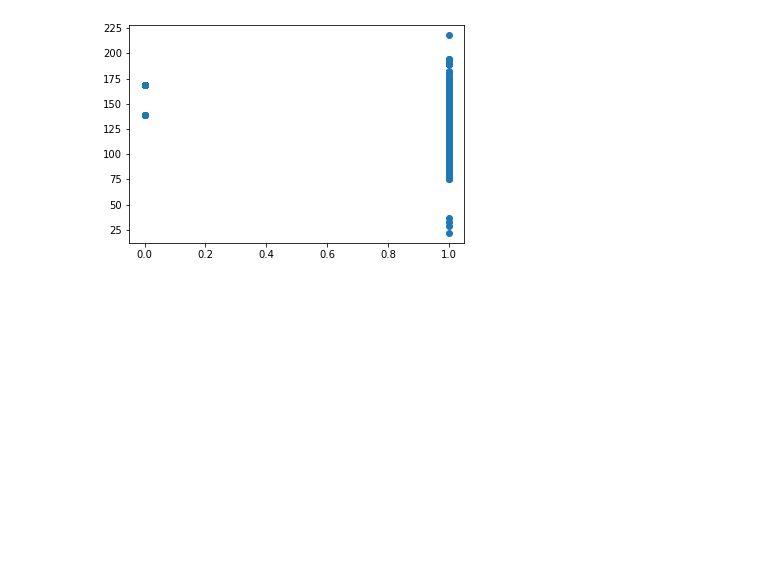
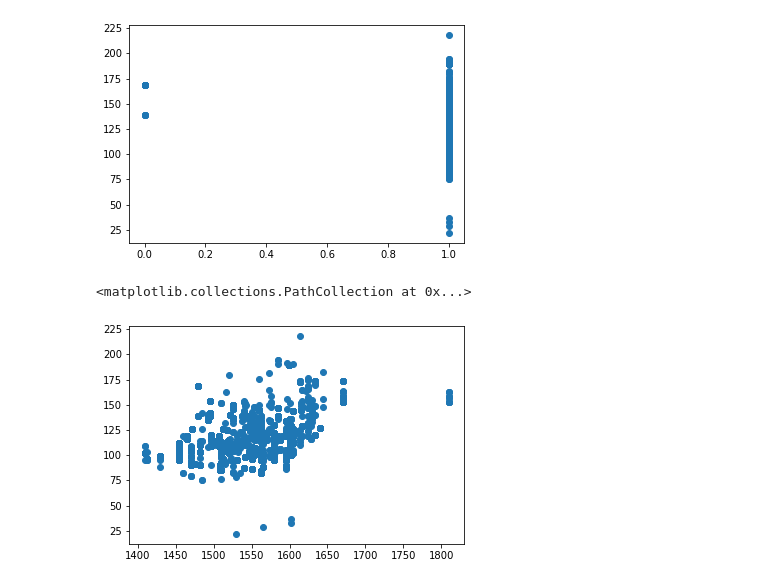
Before and after one commit to two-suns/CO2_Emissions_Estimator, a Jupyter notebook: ML_Model_LE.ipynb, the cells around one changed output. Saved outputs shown, nothing was run; the diff lists cells and outputs as text; code cells hidden in the pictures; blank space fills up the shorter version.

```diff
--- a/ML_Model_LE.ipynb
+++ b/ML_Model_LE.ipynb
@@ -163,3 +163,8 @@ plt.scatter(ml_mock['Fm'],ml_mock['CO2 (g/km)'])
 # %% [output]
 <matplotlib.collections.PathCollection at 0x...>
 [figure]
+# %%
+plt.scatter(ml_mock['Steering Axle (mm)'],ml_mock['CO2 (g/km)'])
+# %% [output]
+<matplotlib.collections.PathCollection at 0x...>
+[figure, added]
```
Also changed, not shown: parts of 8 cells of this notebook, 1 other file.
